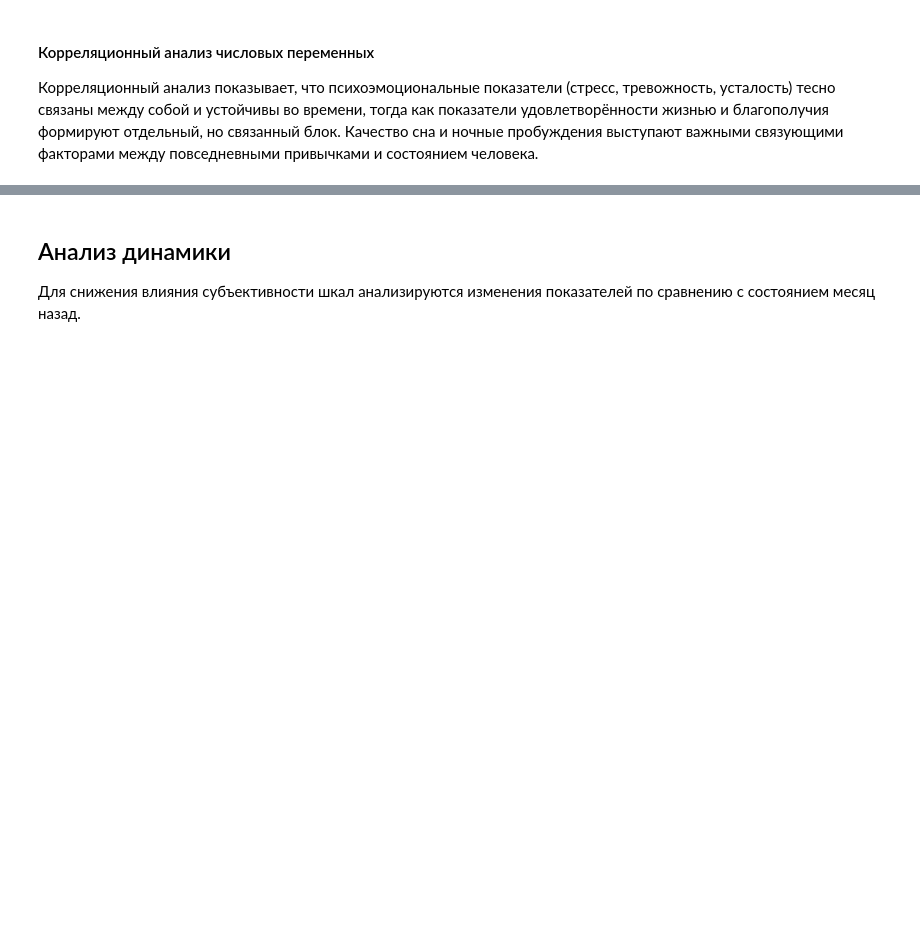
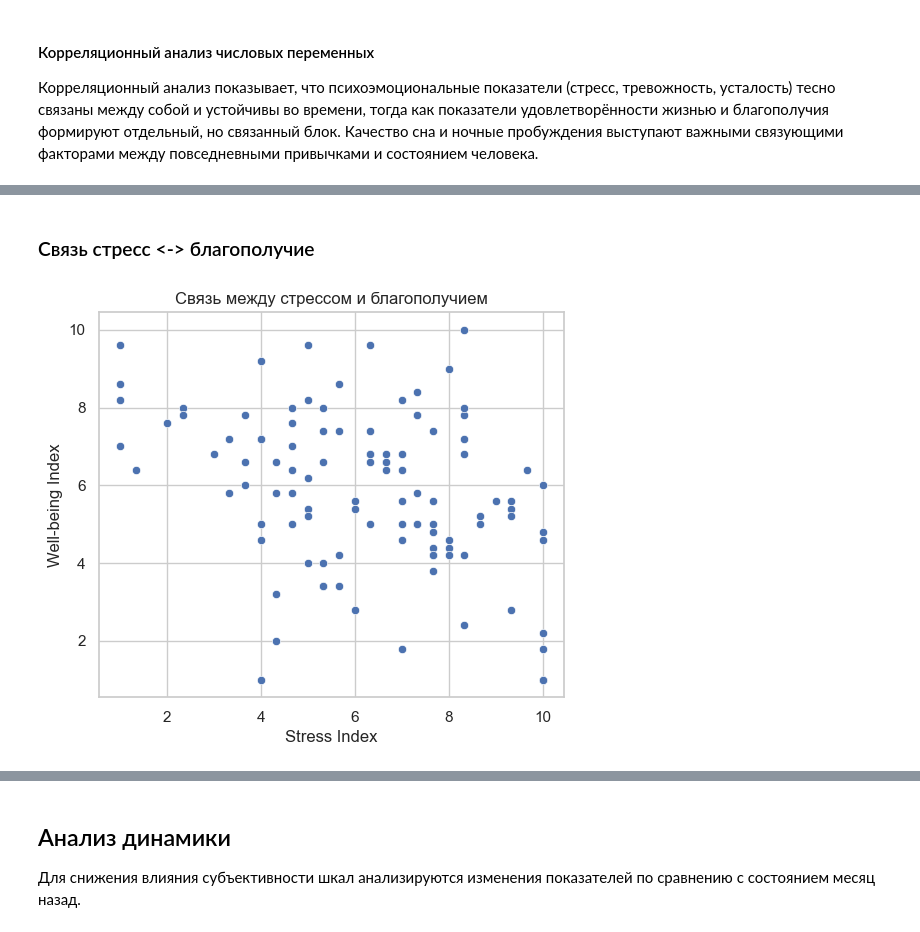
Before and after one commit to JohnnyIsNotAvailable/data-mining-final-2025f, a Jupyter notebook: notebooks/02_EDA.ipynb, the cells around one changed output, grey strips where cells are left out. Saved outputs shown, nothing was run; the diff lists cells and outputs as text; code cells hidden in the pictures; blank space fills up the shorter version.

```diff
--- a/notebooks/02_EDA.ipynb
+++ b/notebooks/02_EDA.ipynb
@@ -282,0 +335,14 @@ plt.show()
+# %% [markdown]
+### Связь стресс <-> благополучие
+# %%
+plt.figure(figsize=(6, 5))
+sns.scatterplot(
+    x=df["stress_index"],
+    y=df["wellbeing_index"]
+)
+plt.xlabel("Stress Index")
+plt.ylabel("Well-being Index")
+plt.title("Связь между стрессом и благополучием")
+plt.show()
+# %% [output]
+[figure, added]
```
Also changed, not shown: parts of 10 cells of this notebook.
